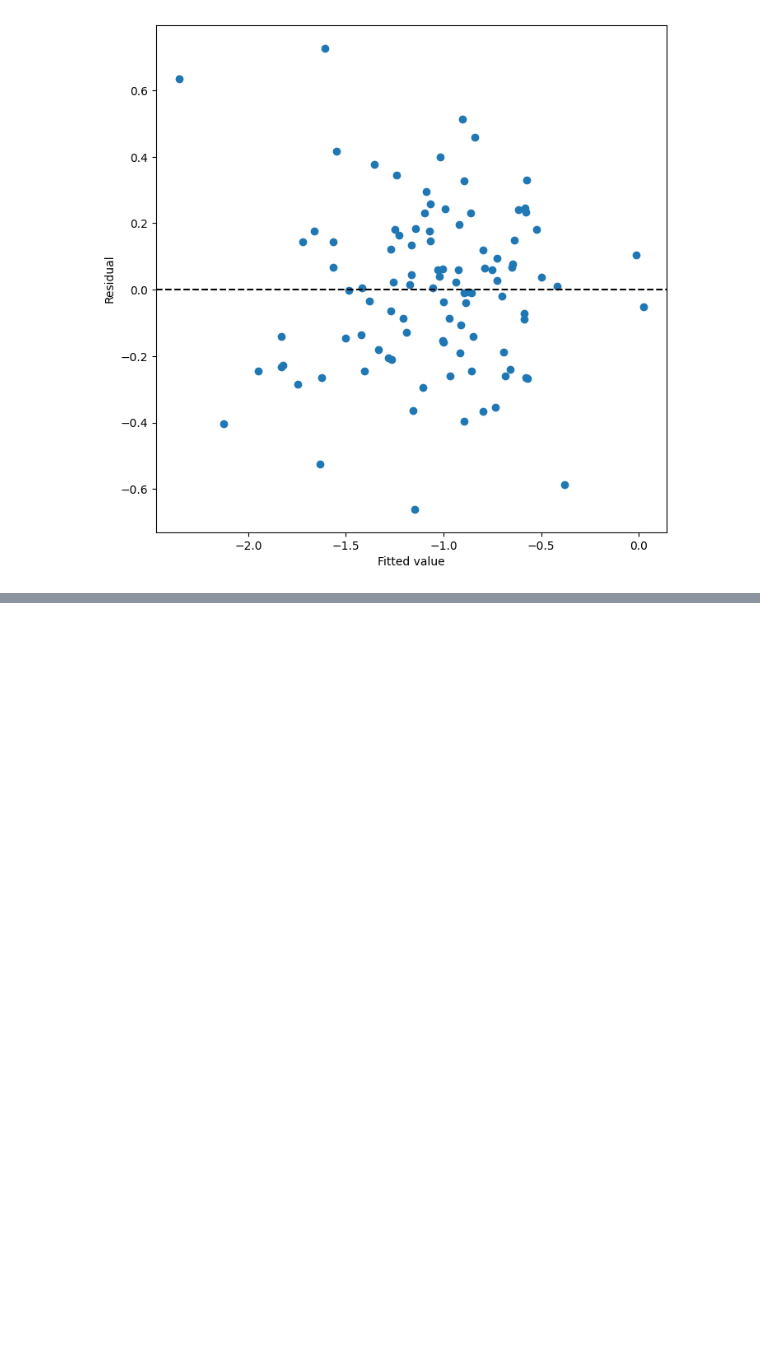
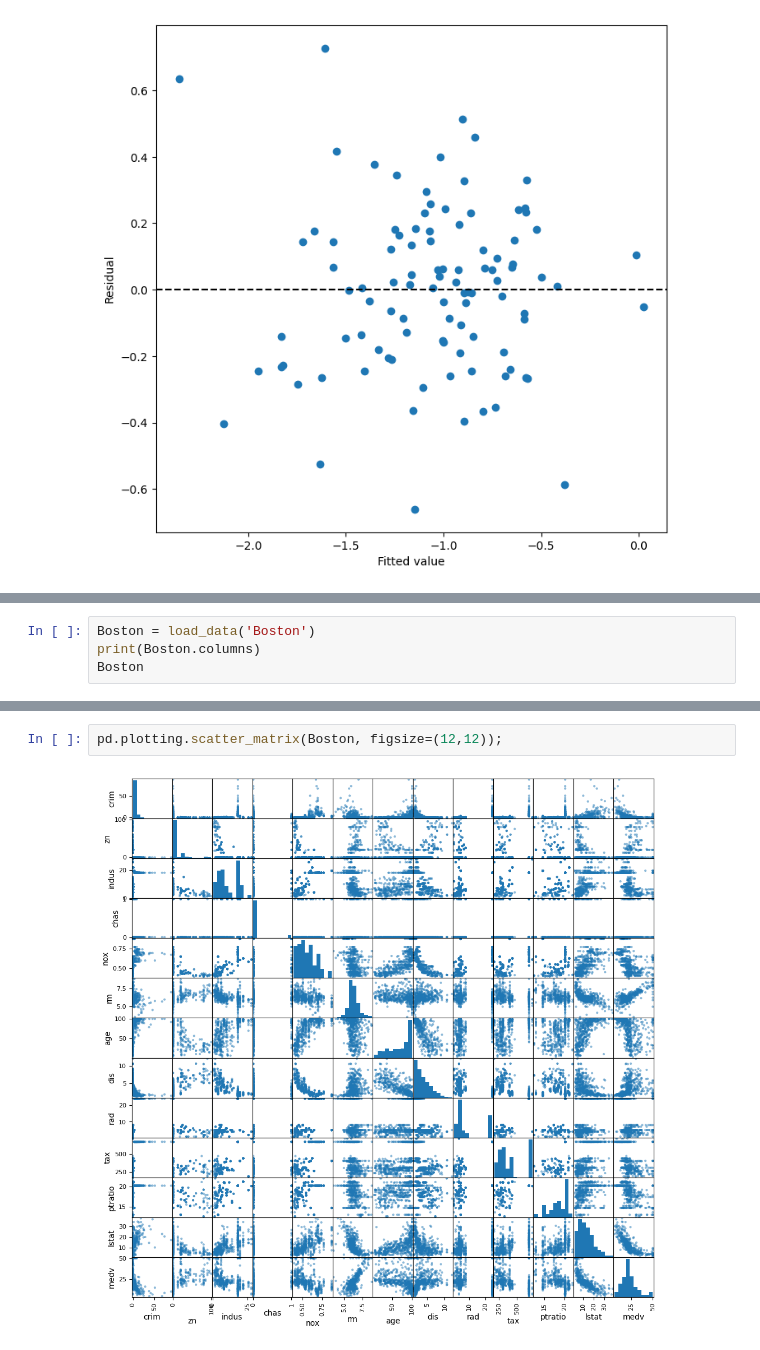
Before and after one commit to william-brace/ISLP, a Jupyter notebook: chapter3/exercise9/exercise9-15.ipynb, the cells around one changed output, grey strips where cells are left out. Drawn from its saved outputs; the diff is of its cells as text; blank space fills up the shorter version.

```diff
--- a/chapter3/exercise9/exercise9-15.ipynb
+++ b/chapter3/exercise9/exercise9-15.ipynb
@@ -670,0 +908,4 @@ ax.axhline(0, c='k', ls='--')
+# %%
+Boston = load_data('Boston')
+print(Boston.columns)
+Boston
@@ -670,0 +970,4 @@ ax.axhline(0, c='k', ls='--')
+# %%
+pd.plotting.scatter_matrix(Boston, figsize=(12,12));
+# %% [output]
+[figure, added]
```
Also changed, not shown: parts of 41 cells of this notebook.
